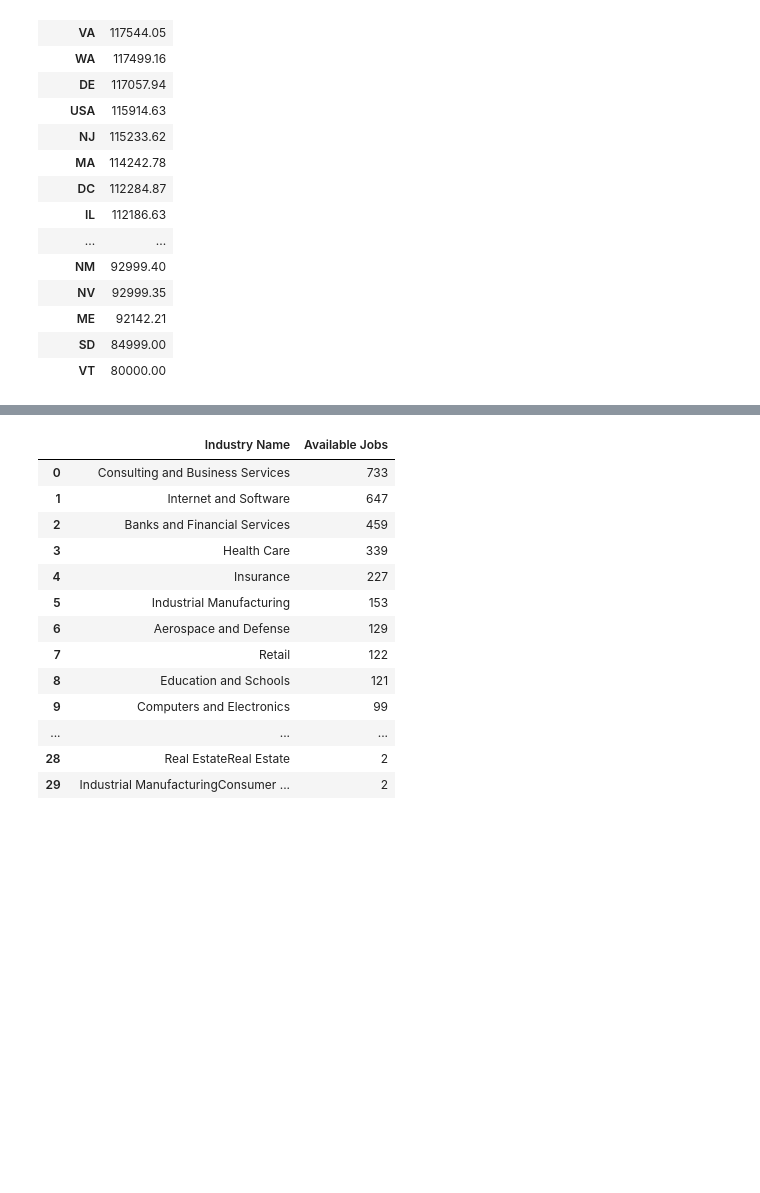
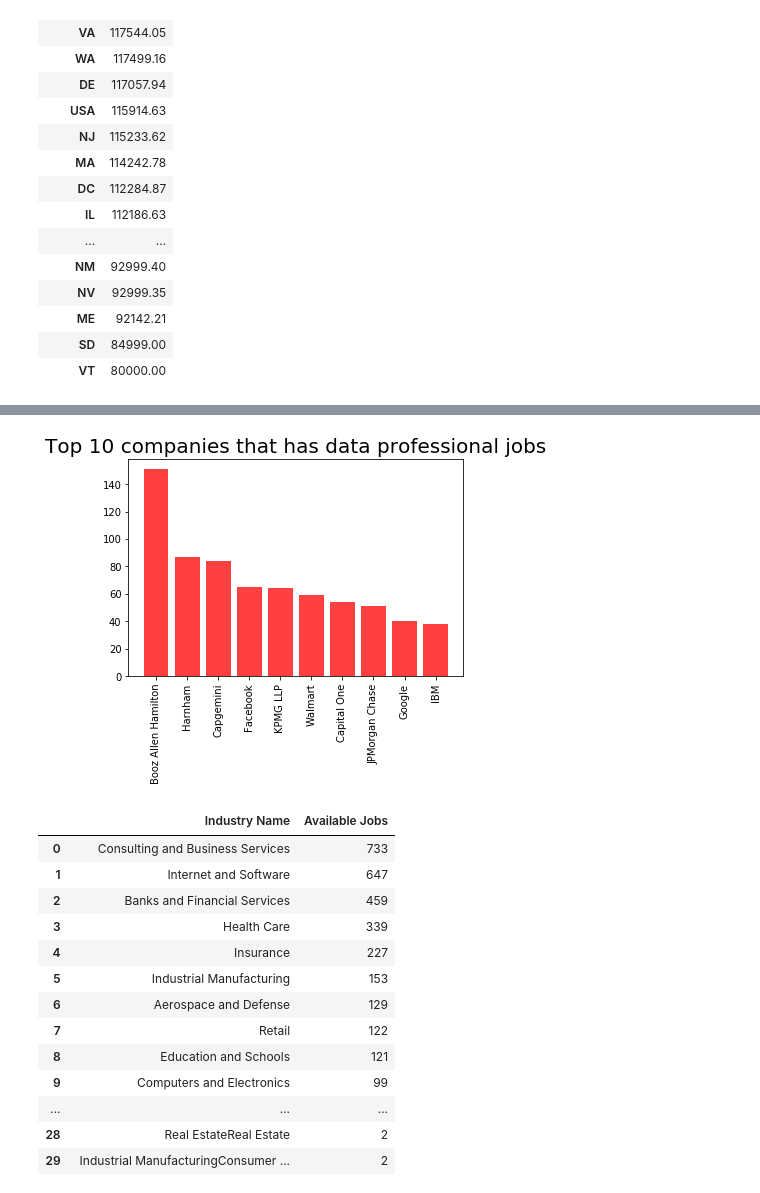
Before and after one commit to GitGTBoot/Project-1, a Jupyter notebook: Project 1.ipynb, the cells around one changed output, grey strips where cells are left out. Saved outputs shown, nothing was run; the diff lists cells and outputs as text; code cells hidden in the pictures; blank space fills up the shorter version.

```diff
--- a/Project 1.ipynb
+++ b/Project 1.ipynb
@@ -150,2 +165,6 @@ state_salary
 # %%
 #top 10 companies (bar chart)
+count_of_company=indeed['Company'].value_counts()
+count_of_company_df=pd.DataFrame(count_of_company)
+new_company_count_df=count_of_company_df.head(10)
+new_company_count_df
@@ -152,3 +183,12 @@ state_salary
+# %%
+x_axis=np.arange(len(new_company_count_df))
+tick_locations=[value for value in x_axis]
+plt.xticks(tick_locations,new_company_count_df.index,rotation=90)
+plt.title("Top 10 companies that has data professional jobs",fontsize="20")
+plt.bar(x_axis,new_company_count_df['Company'],color='r',alpha=0.75,align="center")
+plt.show()
+# %% [output]
+[figure, added]
 # %%
 company_indus_series =indeed['Company_Industry'].value_counts()
 company_indus_df = pd.DataFrame(company_indus_series)
```
Also changed, not shown: parts of 7 cells of this notebook.
